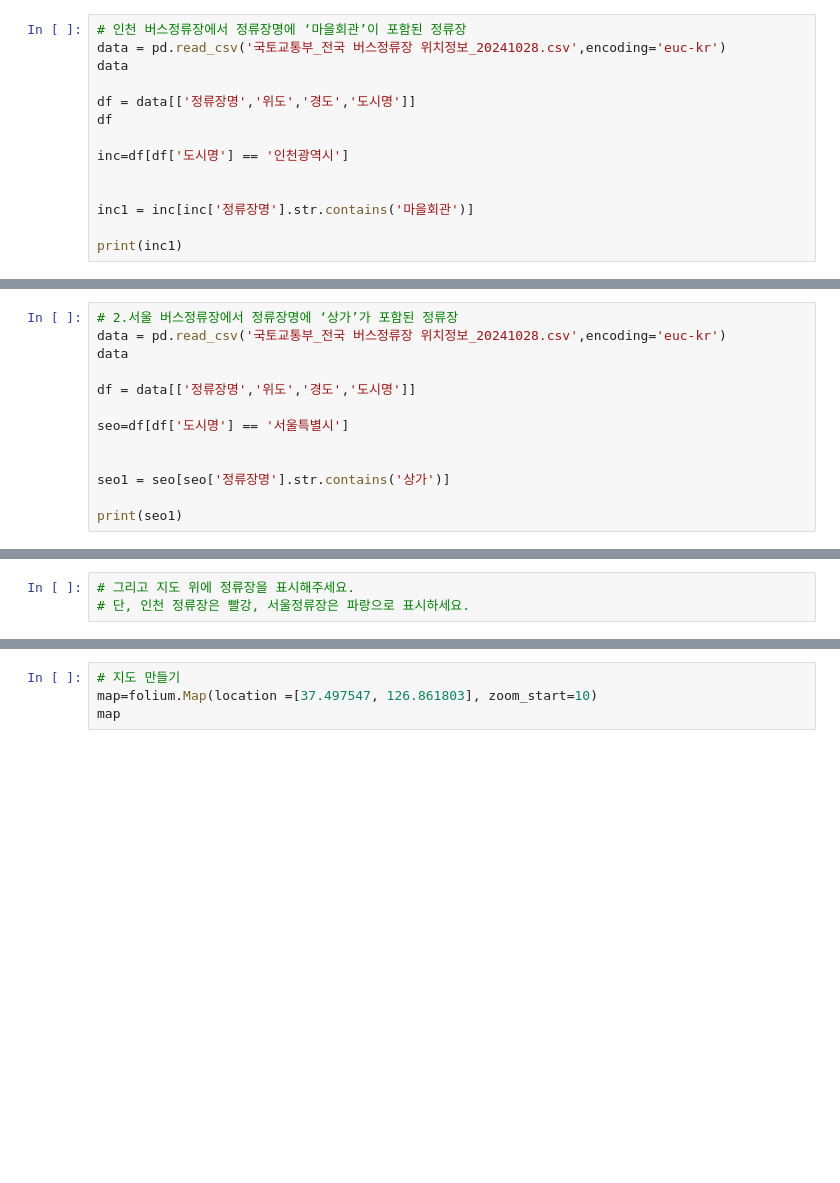
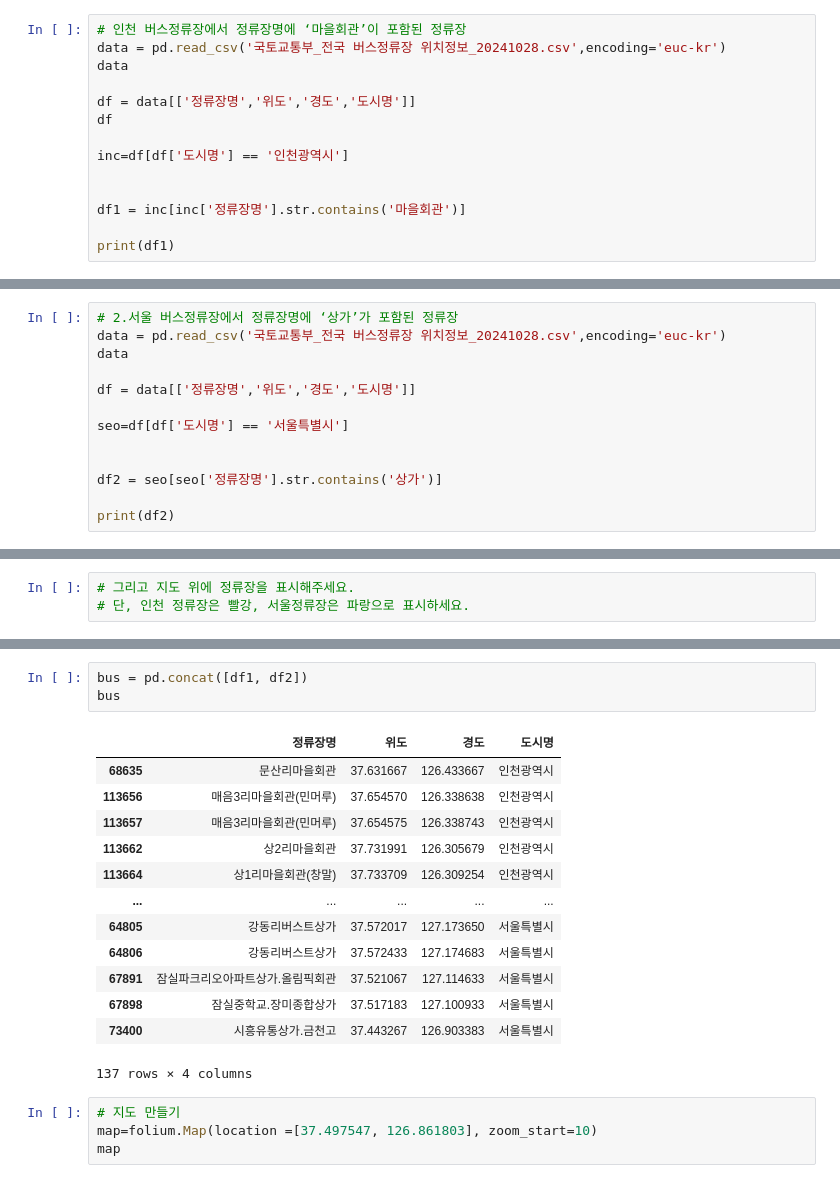
Before and after one commit to kmj115711-source/python-data-study, a Jupyter notebook: Mini_project2.ipynb, the cells around one changed output, grey strips where cells are left out. Cells and saved outputs as stored; diff of their text form; blank space fills up the shorter version.

```diff
--- a/Mini_project2.ipynb
+++ b/Mini_project2.ipynb
@@ -17,9 +17,9 @@ df
 inc=df[df['도시명'] == '인천광역시']
 
 
-inc1 = inc[inc['정류장명'].str.contains('마을회관')]
+df1 = inc[inc['정류장명'].str.contains('마을회관')]
 
-print(inc1)
+print(df1)
 # %% [output]
                  정류장명         위도          경도    도시명
 68635         문산리마을회관  37.631667  126.433667  인천광역시
@@ -45,9 +45,9 @@ df = data[['정류장명','위도','경도','도시명']]
 seo=df[df['도시명'] == '서울특별시']
 
 
-seo1 = seo[seo['정류장명'].str.contains('상가')]
+df2 = seo[seo['정류장명'].str.contains('상가')]
 
-print(seo1)
+print(df2)
 # %% [output]
                     정류장명         위도          경도    도시명
 54418            대림아파트상가  37.660350  127.058700  서울특별시
@@ -72,3 +78,20 @@ print(seo1)
+# %%
+bus = pd.concat([df1, df2])
+bus
+# %% [output]
+|  | 정류장명 | 위도 | 경도 | 도시명 |
+| 68635 | 문산리마을회관 | 37.631667 | 126.433667 | 인천광역시 |
+| 113656 | 매음3리마을회관(민머루) | 37.654570 | 126.338638 | 인천광역시 |
+| 113657 | 매음3리마을회관(민머루) | 37.654575 | 126.338743 | 인천광역시 |
+| 113662 | 상2리마을회관 | 37.731991 | 126.305679 | 인천광역시 |
+| 113664 | 상1리마을회관(창말) | 37.733709 | 126.309254 | 인천광역시 |
+| ... | ... | ... | ... | ... |
+| 64805 | 강동리버스트상가 | 37.572017 | 127.173650 | 서울특별시 |
+| 64806 | 강동리버스트상가 | 37.572433 | 127.174683 | 서울특별시 |
+| 67891 | 잠실파크리오아파트상가.올림픽회관 | 37.521067 | 127.114633 | 서울특별시 |
+| 67898 | 잠실중학교.장미종합상가 | 37.517183 | 127.100933 | 서울특별시 |
+| 73400 | 시흥유통상가.금천고 | 37.443267 | 126.903383 | 서울특별시 |
+137 rows × 4 columns
 # %%
 # 지도 만들기
 map=folium.Map(location =[37.497547, 126.861803], zoom_start=10)
```
Also changed, not shown: parts of 4 cells of this notebook.
